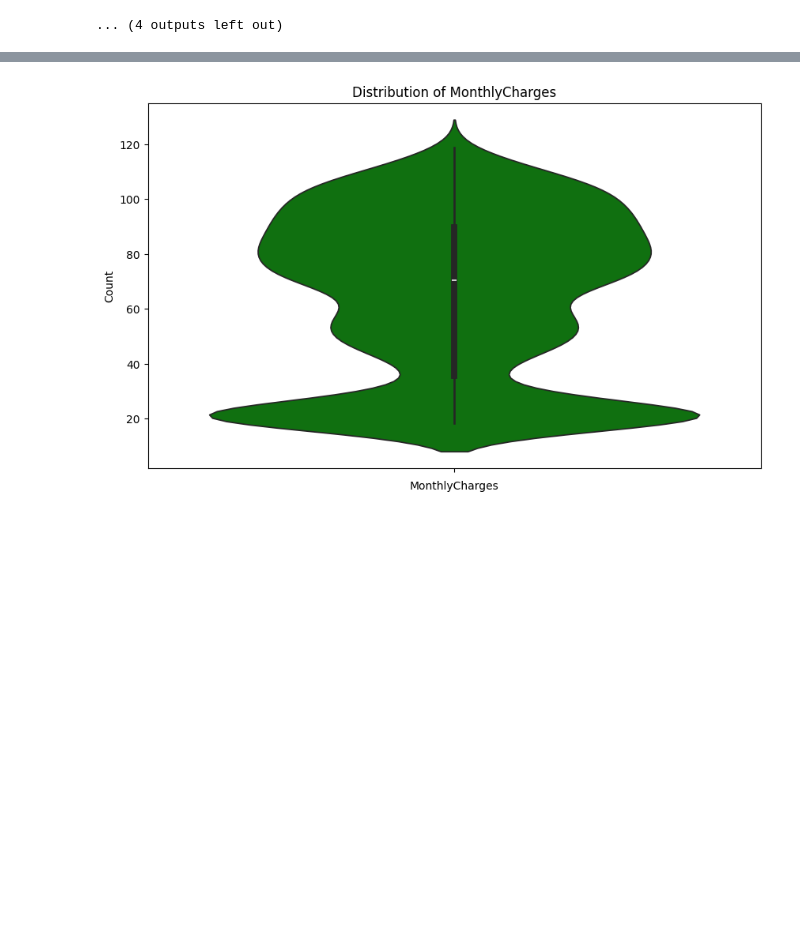
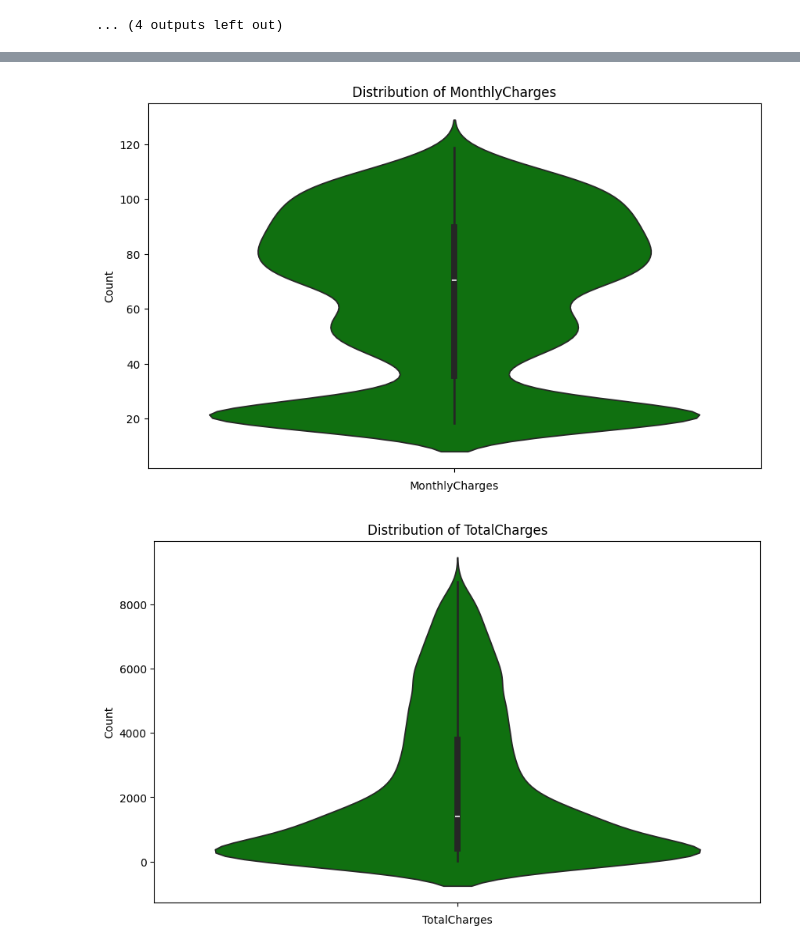
Before and after one commit to elmoujahidayoub171/Customer-Churn-Prediction, a Jupyter notebook: notebooks/eda.ipynb, the cells around one changed output, grey strips where cells are left out. Saved outputs shown, nothing was run; the diff lists cells and outputs as text; code cells hidden in the pictures; blank space fills up the shorter version.

Commit message:
complete data preprocessing

```diff
--- a/notebooks/eda.ipynb
+++ b/notebooks/eda.ipynb
@@ -48,3 +49,6 @@ data.shape
+# %%
+# transform TotalCharges to numeric
+data["TotalCharges"] = pd.to_numeric(data["TotalCharges"] , errors="coerce")
 # %%
 data.describe(include="all")
 # %% [output]
@@ -62,6 +66,6 @@ data.describe(include="all")
 | max | NaN | NaN | 1.000000 | NaN | NaN | 72.000000 | NaN | NaN | ... |
 11 rows × 21 columns
 # %%
-categorical_cols = data.select_dtypes(exclude = ["number"])
-categorical_cols.columns
+categorical_cols = data.select_dtypes(exclude = ["number"]).drop(["customerID"] , axis =1).columns.tolist()
+categorical_cols
 # %% [output]
@@ -74,4 +88,4 @@ Index(['customerID', 'gender', 'Partner', 'Dependents', 'PhoneService',
 # %%
-quantity_cols = data.select_dtypes(include = ["number"]).columns
+quantity_cols = data.select_dtypes(include = ["number"]).columns.to_list()
 quantity_cols
 # %% [output]
@@ -83,16 +93,11 @@ import seaborn as sns
 # %%
 # Distribution of categorical variables
-y = ['gender', 'Partner', 'Dependents', 'PhoneService',
-       'MultipleLines', 'InternetService', 'OnlineSecurity', 'OnlineBackup',
-       'DeviceProtection', 'TechSupport', 'StreamingTV', 'StreamingMovies',
-       'Contract', 'PaperlessBilling', 'PaymentMethod',
-       'Churn']
-for i in range(len(y)):
+for i in categorical_cols:
     plt.figure(figsize=(12, 8))
-    plt.pie(x = data[y[i]].value_counts(), labels =data[y[i]].unique(), autopct = "%1.1f%%", data = data )
-    plt.title(f"Distribution of {y[i]} ")
-    plt.xlabel(y[i])
-    plt.legend(labels = data[y[i]].unique(), loc="upper right")
+    plt.pie(x = data[i].value_counts(), labels =data[i].unique(), autopct = "%1.1f%%", data = data )
+    plt.title(f"Distribution of {i} ")
+    plt.xlabel(i)
+    plt.legend(labels = data[i].unique(), loc="upper right")
 # %% [output]
 [figure]
 [figure]
@@ -109,16 +114,16 @@ for i in range(len(y)):
 ... (4 outputs left out)
 # %%
 # Distribution of Senior Citizens, Tenure, and Monthly Charges
-x =['SeniorCitizen', 'tenure', 'MonthlyCharges']
-for i in x:
+for i in quantity_cols:
     plt.figure(figsize=(10, 6))
     sns.violinplot(data[i] , fill=True , color = "green")
     plt.title(f"Distribution of {i}")
     plt.xlabel(i)
     plt.ylabel("Count")
 # %% [output]
 [figure]
 [figure]
 [figure]
+[figure, added]
 # %%
 # outliers of Senior Citizens, Tenure, and Monthly Charges
```
Also changed, not shown: parts of 20 cells of this notebook.
